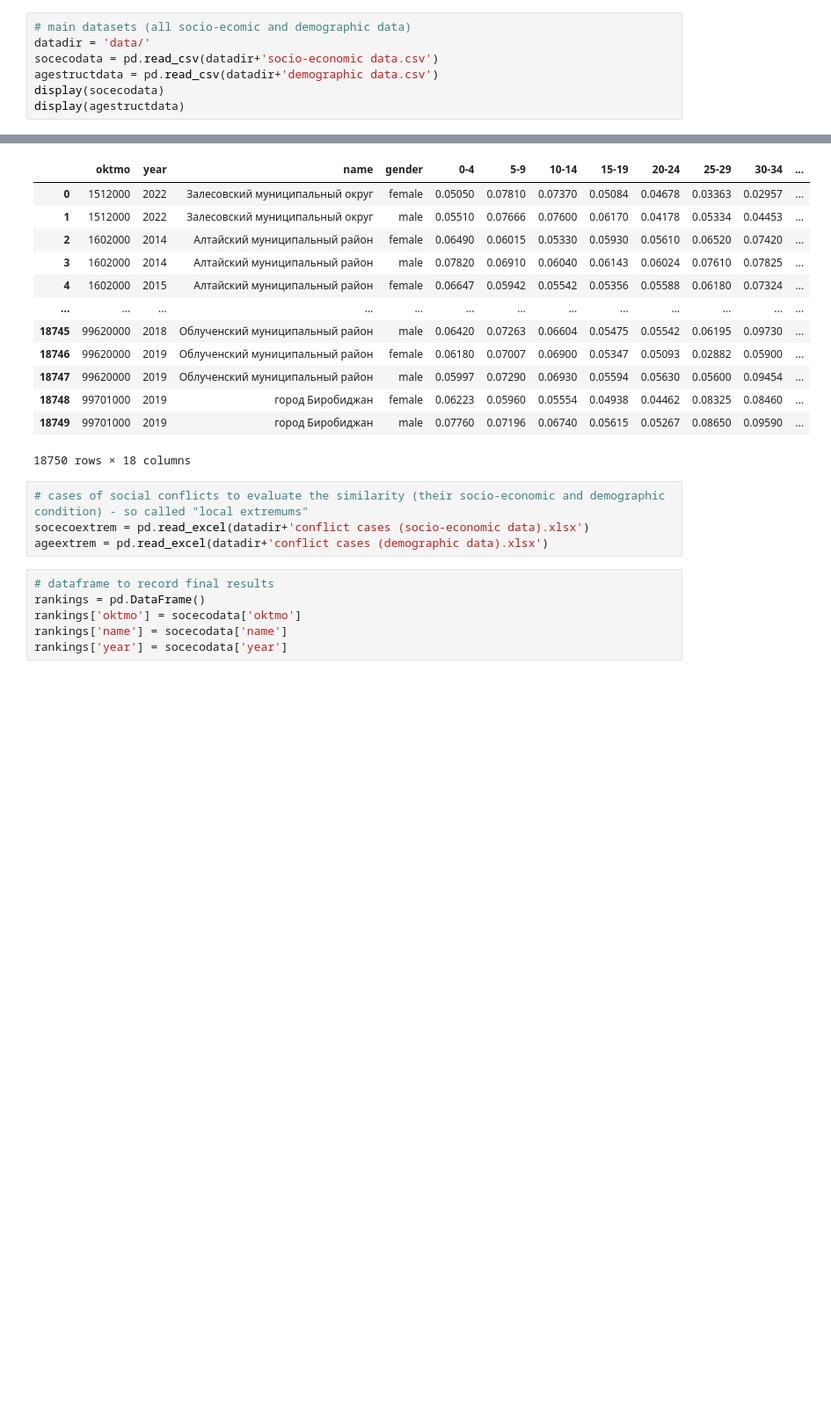
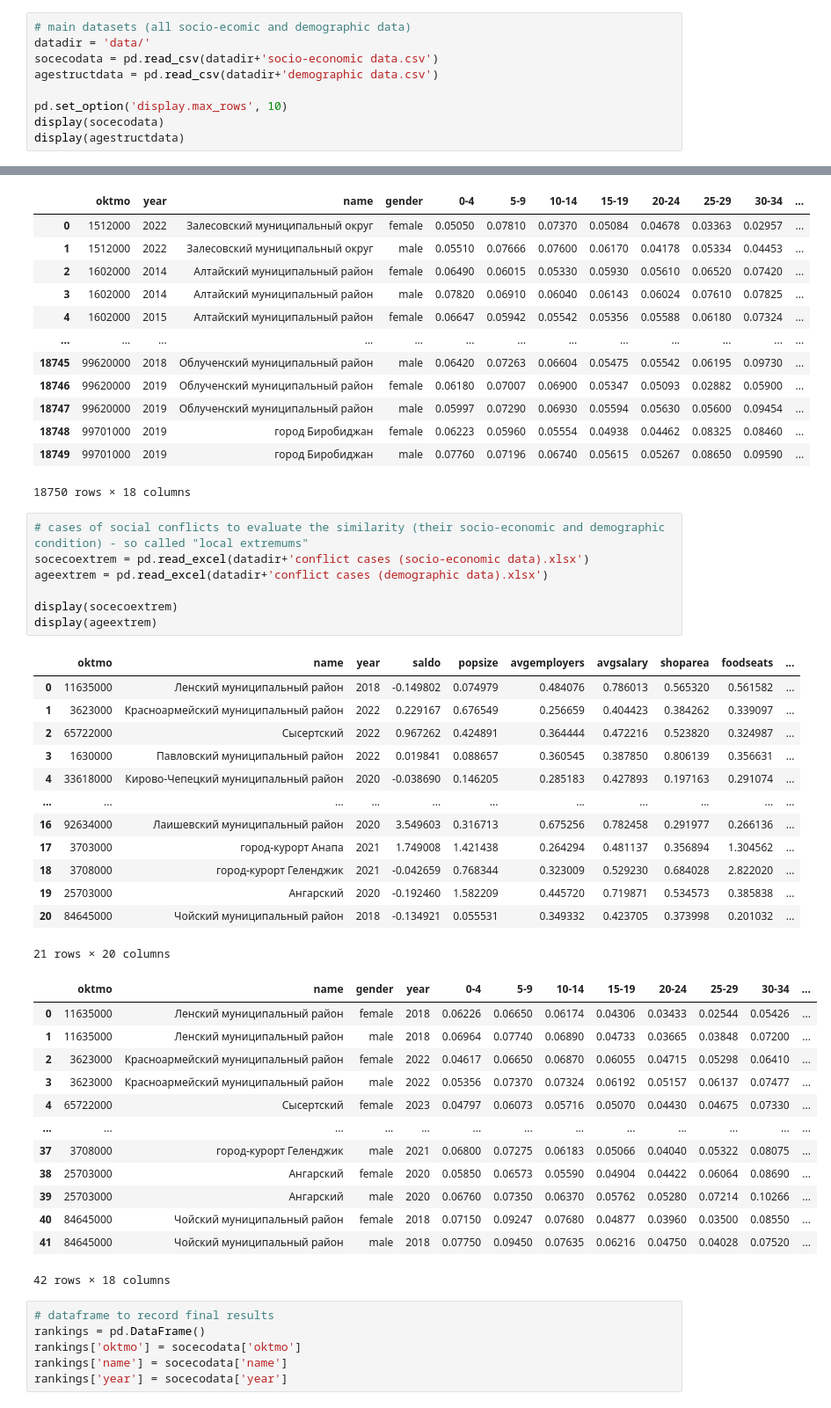
Before and after one commit to aghajanyan/ConflictRevealer, a Jupyter notebook: Ranking method.ipynb, the cells around one changed output, grey strips where cells are left out. Shown at 88% size. Saved outputs shown, nothing was run; the diff lists cells and outputs as text; blank space fills up the shorter version.

```diff
--- a/Ranking method.ipynb
+++ b/Ranking method.ipynb
@@ -10,6 +10,8 @@ from sklearn.metrics import mean_squared_error
 datadir = 'data/'
 socecodata = pd.read_csv(datadir+'socio-economic data.csv')
 agestructdata = pd.read_csv(datadir+'demographic data.csv')
+
+pd.set_option('display.max_rows', 10)
 display(socecodata)
 display(agestructdata)
 # %% [output]
@@ -42,7 +44,37 @@ display(agestructdata)
 # %%
 # cases of social conflicts to evaluate the similarity (their socio-economic and demographic condition) - so called "local extremums"
 socecoextrem = pd.read_excel(datadir+'conflict cases (socio-economic data).xlsx')
 ageextrem = pd.read_excel(datadir+'conflict cases (demographic data).xlsx')
+
+display(socecoextrem)
+display(ageextrem)
+# %% [output]
+|  | oktmo | name | year | saldo | popsize | avgemployers | avgsalary | shoparea | foodseats | ... |
+| 0 | 11635000 | Ленский муниципальный район | 2018 | -0.149802 | 0.074979 | 0.484076 | 0.786013 | 0.565320 | 0.561582 | ... |
+| 1 | 3623000 | Красноармейский муниципальный район | 2022 | 0.229167 | 0.676549 | 0.256659 | 0.404423 | 0.384262 | 0.339097 | ... |
+| 2 | 65722000 | Сысертский | 2022 | 0.967262 | 0.424891 | 0.364444 | 0.472216 | 0.523820 | 0.324987 | ... |
+| 3 | 1630000 | Павловский муниципальный район | 2022 | 0.019841 | 0.088657 | 0.360545 | 0.387850 | 0.806139 | 0.356631 | ... |
+| 4 | 33618000 | Кирово-Чепецкий муниципальный район | 2020 | -0.038690 | 0.146205 | 0.285183 | 0.427893 | 0.197163 | 0.291074 | ... |
+| ... | ... | ... | ... | ... | ... | ... | ... | ... | ... | ... |
+| 16 | 92634000 | Лаишевский муниципальный район | 2020 | 3.549603 | 0.316713 | 0.675256 | 0.782458 | 0.291977 | 0.266136 | ... |
+| 17 | 3703000 | город-курорт Анапа | 2021 | 1.749008 | 1.421438 | 0.264294 | 0.481137 | 0.356894 | 1.304562 | ... |
+| 18 | 3708000 | город-курорт Геленджик | 2021 | -0.042659 | 0.768344 | 0.323009 | 0.529230 | 0.684028 | 2.822020 | ... |
+| 19 | 25703000 | Ангарский | 2020 | -0.192460 | 1.582209 | 0.445720 | 0.719871 | 0.534573 | 0.385838 | ... |
+| 20 | 84645000 | Чойский муниципальный район | 2018 | -0.134921 | 0.055531 | 0.349332 | 0.423705 | 0.373998 | 0.201032 | ... |
+21 rows × 20 columns
+|  | oktmo | name | gender | year | 0-4 | 5-9 | 10-14 | 15-19 | 20-24 | 25-29 | 30-34 | ... |
+| 0 | 11635000 | Ленский муниципальный район | female | 2018 | 0.06226 | 0.06650 | 0.06174 | 0.04306 | 0.03433 | 0.02544 | 0.05426 | ... |
+| 1 | 11635000 | Ленский муниципальный район | male | 2018 | 0.06964 | 0.07740 | 0.06890 | 0.04733 | 0.03665 | 0.03848 | 0.07200 | ... |
+| 2 | 3623000 | Красноармейский муниципальный район | female | 2022 | 0.04617 | 0.06650 | 0.06870 | 0.06055 | 0.04715 | 0.05298 | 0.06410 | ... |
+| 3 | 3623000 | Красноармейский муниципальный район | male | 2022 | 0.05356 | 0.07370 | 0.07324 | 0.06192 | 0.05157 | 0.06137 | 0.07477 | ... |
+| 4 | 65722000 | Сысертский | female | 2023 | 0.04797 | 0.06073 | 0.05716 | 0.05070 | 0.04430 | 0.04675 | 0.07330 | ... |
+| ... | ... | ... | ... | ... | ... | ... | ... | ... | ... | ... | ... | ... |
+| 37 | 3708000 | город-курорт Геленджик | male | 2021 | 0.06800 | 0.07275 | 0.06183 | 0.05066 | 0.04040 | 0.05322 | 0.08075 | ... |
+| 38 | 25703000 | Ангарский | female | 2020 | 0.05850 | 0.06573 | 0.05590 | 0.04904 | 0.04422 | 0.06064 | 0.08690 | ... |
+| 39 | 25703000 | Ангарский | male | 2020 | 0.06760 | 0.07350 | 0.06370 | 0.05762 | 0.05280 | 0.07214 | 0.10266 | ... |
+| 40 | 84645000 | Чойский муниципальный район | female | 2018 | 0.07150 | 0.09247 | 0.07680 | 0.04877 | 0.03960 | 0.03500 | 0.08550 | ... |
+| 41 | 84645000 | Чойский муниципальный район | male | 2018 | 0.07750 | 0.09450 | 0.07635 | 0.06216 | 0.04750 | 0.04028 | 0.07520 | ... |
+42 rows × 18 columns
 # %%
 # dataframe to record final results
 rankings = pd.DataFrame()
```
Also changed, not shown: parts of 1 cell of this notebook.
